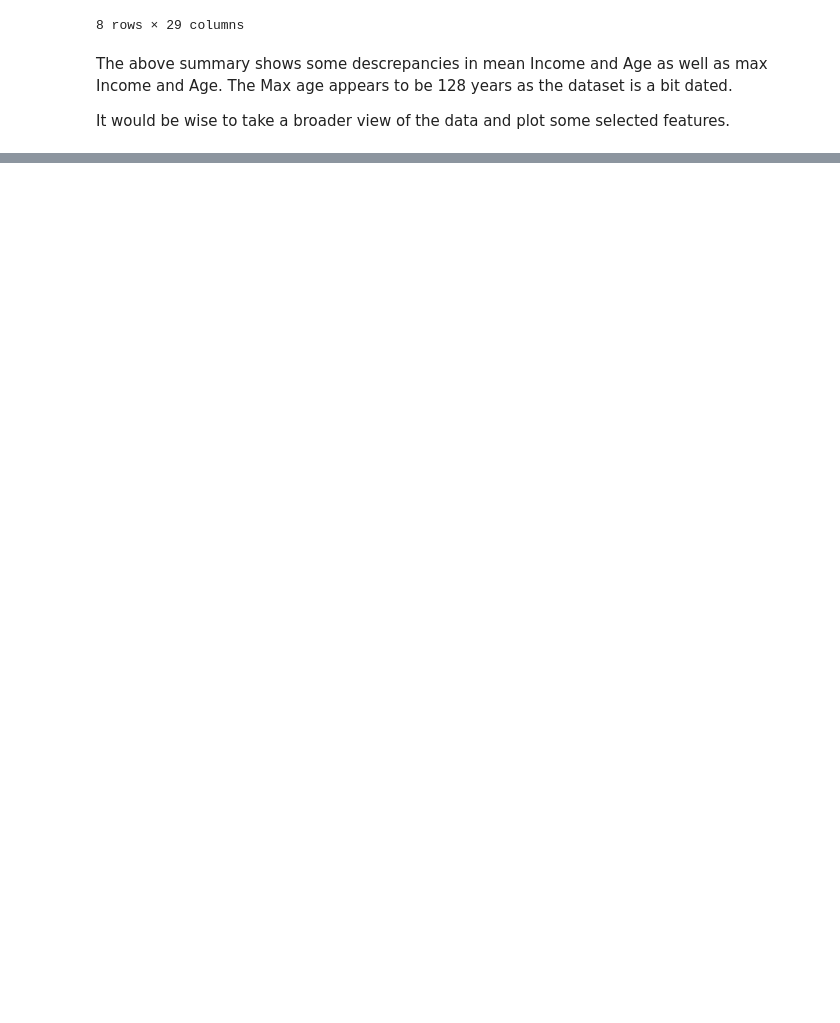
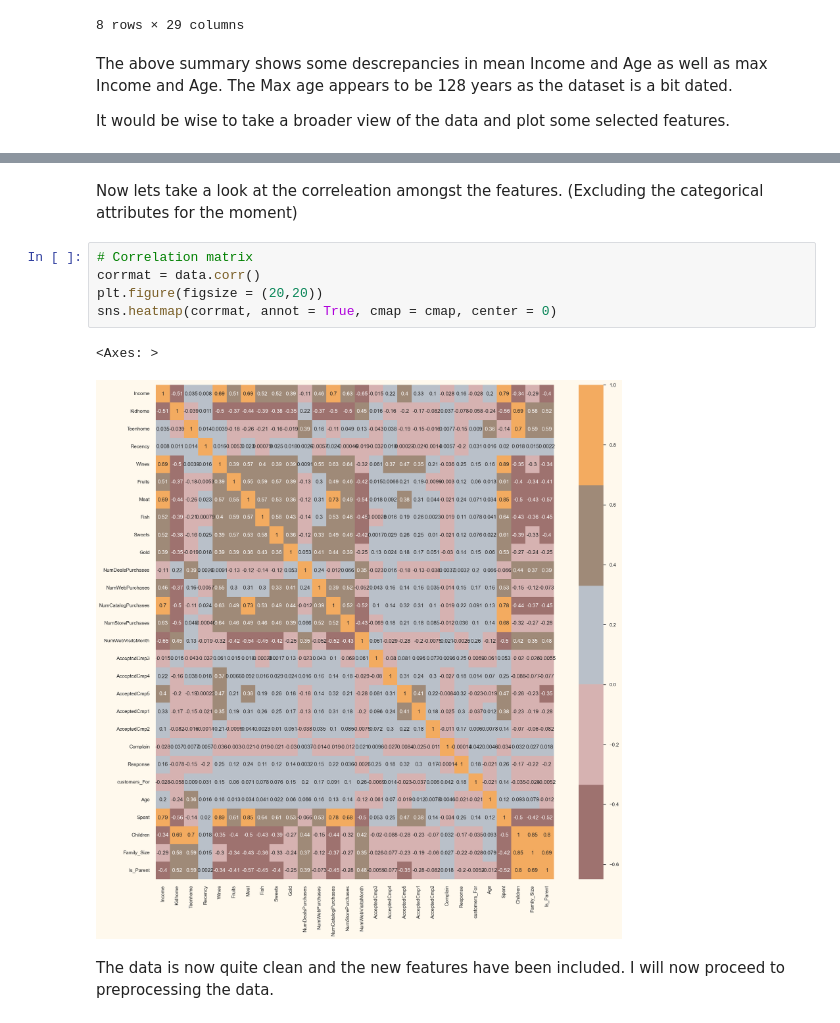
Before and after one commit to felixr04/Customer-Segmentation, a Jupyter notebook: Untitled.ipynb, the cells around one changed output, grey strips where cells are left out. Saved outputs shown, nothing was run; the diff lists cells and outputs as text; blank space fills up the shorter version.

```diff
--- a/Untitled.ipynb
+++ b/Untitled.ipynb
@@ -187,0 +214,12 @@ It would be wise to take a broader view of the data and plot some selected featu
+# %% [markdown]
+Now lets take a look at the correleation amongst the features. (Excluding the categorical attributes for the moment)
+# %%
+# Correlation matrix
+corrmat = data.corr()
+plt.figure(figsize = (20,20))
+sns.heatmap(corrmat, annot = True, cmap = cmap, center = 0)
+# %% [output]
+<Axes: >
+[figure, added]
+# %% [markdown]
+The data is now quite clean and the new features have been included. I will now proceed to preprocessing the data.
```
Also changed, not shown: parts of 3 cells of this notebook.
